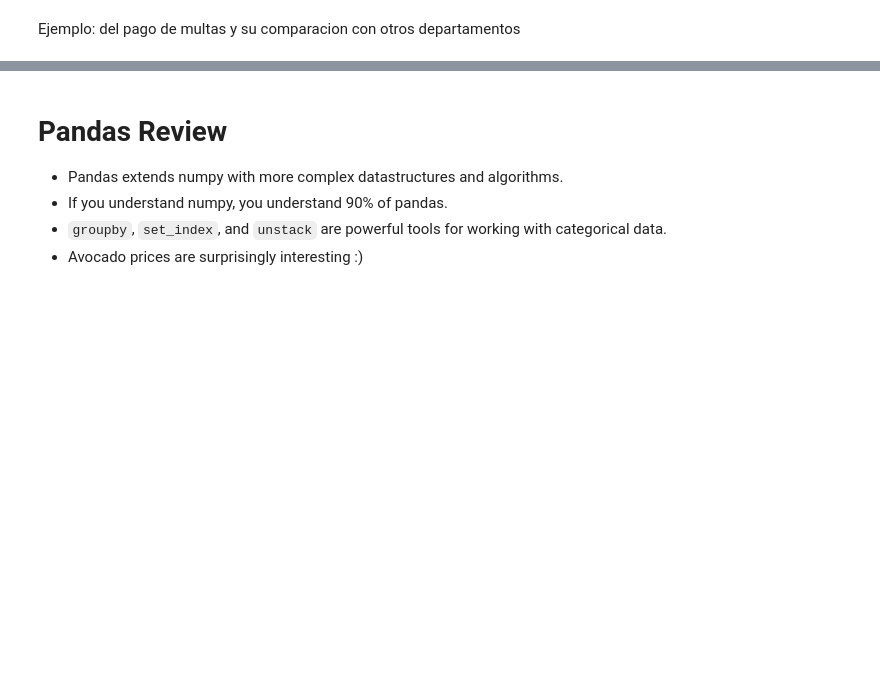
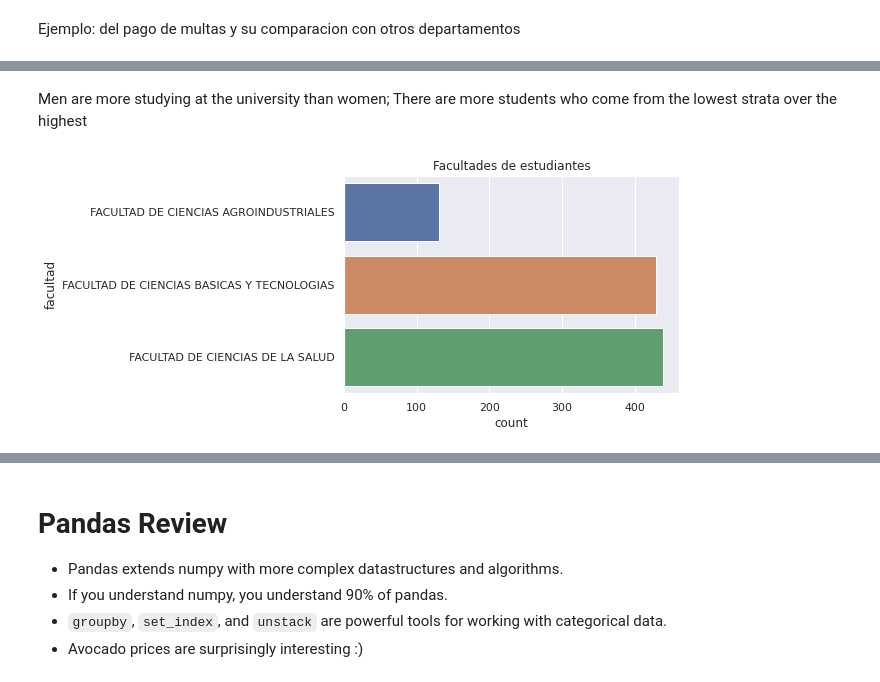
Before and after one commit to ycaparicioa/AlgorithmsUN2023I, a Jupyter notebook: Lab2/ycaparicioa_Lab2.ipynb, the cells around one changed output, grey strips where cells are left out. Cells and saved outputs as stored; diff of their text form; code cells hidden in the pictures; blank space fills up the shorter version.

```diff
--- a/Lab2/ycaparicioa_Lab2.ipynb
+++ b/Lab2/ycaparicioa_Lab2.ipynb
@@ -2104,0 +2086,10 @@ mosaic(colum, ['pagado_si_no', 'vigencia'])
+# %% [markdown]
+Men are more studying at the university than women; There are more students who come from the lowest strata over the highest
+# %%
+import seaborn as sns
+sns.set_theme()
+sns.countplot(data=colum, y='facultad')
+plt.title('Facultades de estudiantes')
+plt.show()
+# %% [output]
+[figure, added]
```
Also changed, not shown: parts of 9 cells of this notebook.
